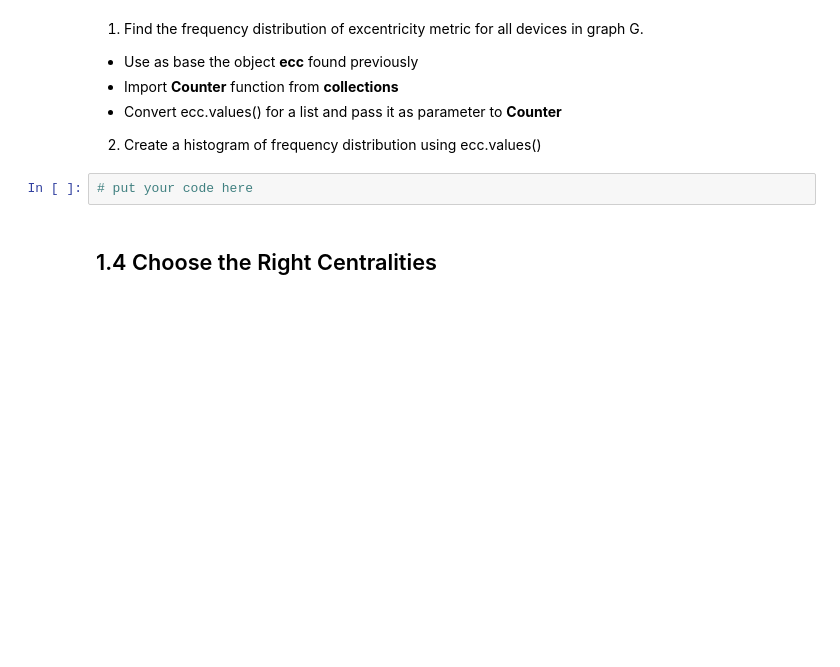
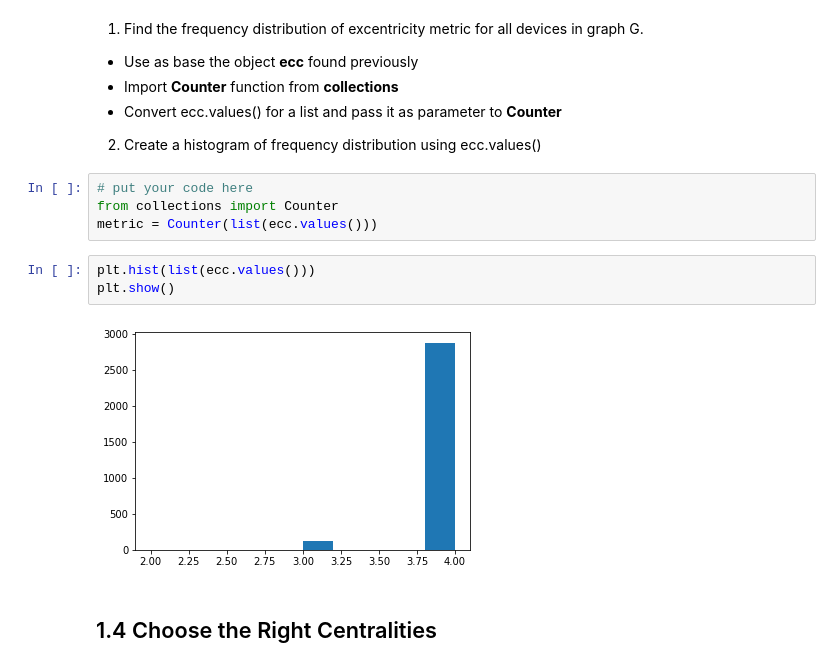
Before and after one commit to nymarya/data-science-one, a Jupyter notebook: Lesson#18/Lesson_18.ipynb, the cells around one changed output. Drawn from its saved outputs; the diff is of its cells as text; blank space fills up the shorter version.

```diff
--- a/Lesson#18/Lesson_18.ipynb
+++ b/Lesson#18/Lesson_18.ipynb
@@ -419,6 +458,13 @@ len(nx.periphery(G,e=ecc))
 2. Create a histogram of frequency distribution using ecc.values()
 # %%
 # put your code here
+from collections import Counter
+metric = Counter(list(ecc.values()))
+# %%
+plt.hist(list(ecc.values()))
+plt.show()
+# %% [output]
+[figure, added]
 # %% [markdown]
 ## 1.4 Choose the Right Centralities
 # %% [markdown]
```
Also changed, not shown: parts of 14 cells of this notebook.
